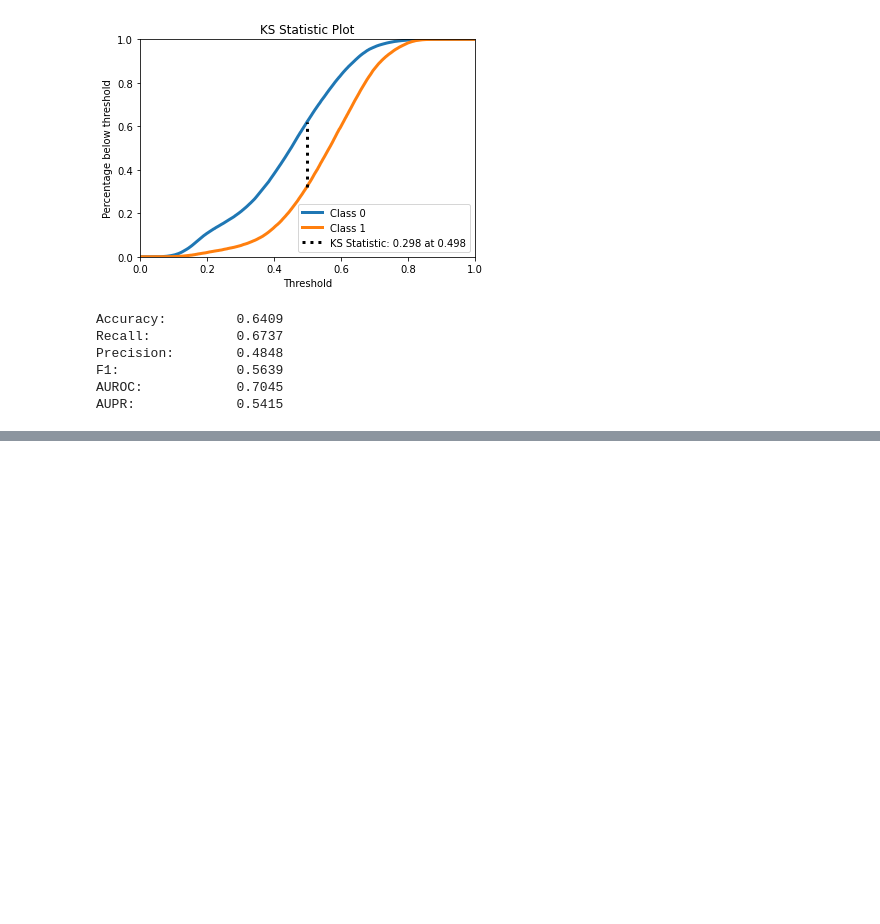
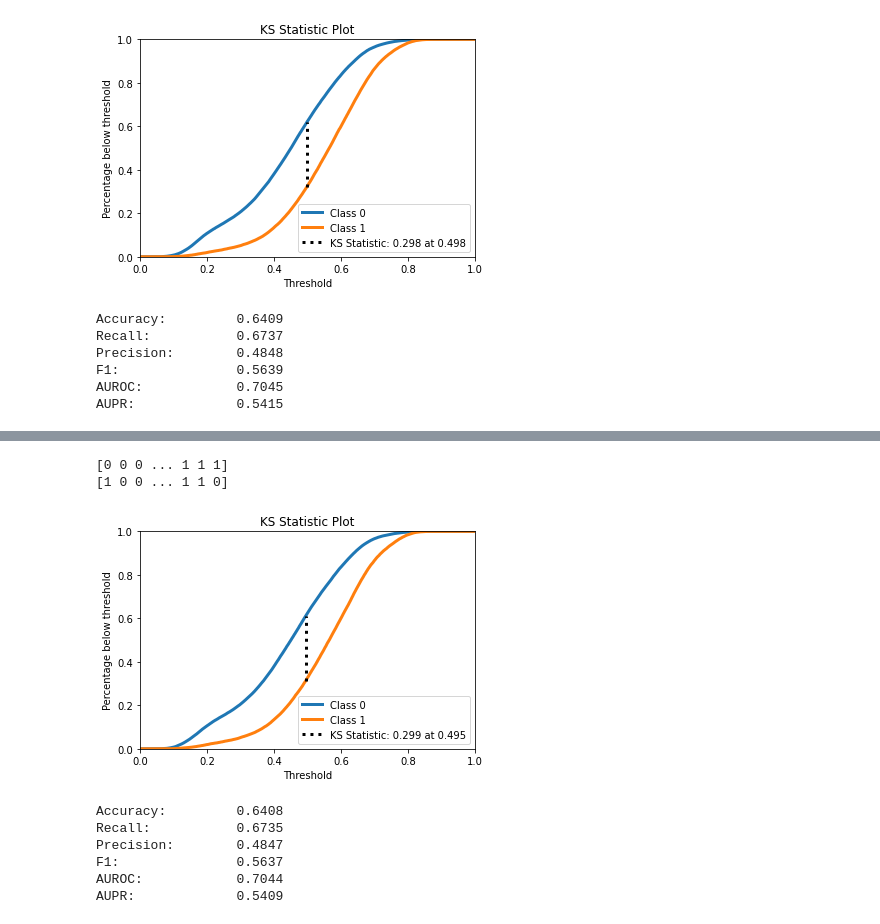
Before and after one commit to rafaelmotaalves/neural-networks, a Jupyter notebook: trn/forest.ipynb, the cells around one changed output, grey strips where cells are left out. Drawn from its saved outputs; the diff is of its cells as text; code cells hidden in the pictures; blank space fills up the shorter version.

```diff
--- a/trn/forest.ipynb
+++ b/trn/forest.ipynb
@@ -140,0 +187,2 @@ AUPR:             0.5415
+# %%
+classifier7 = RandomForestClassifier(n_estimators=50, max_depth=25, min_samples_leaf=200, max_features=.4, criterion="entropy")
@@ -140,0 +194,16 @@ AUPR:             0.5415
+# %%
+y_pred = classifier7.predict(x_test)
+y_pred_proba = classifier7.predict_proba(x_test)
+# %%
+accuracy, recall, precision, f1, auroc, aupr = compute_performance_metrics(y_test, y_pred, y_pred_proba[-1])
+print_metrics_summary(accuracy, recall, precision, f1, auroc, aupr)
+# %% [output]
+[0 0 0 ... 1 1 1]
+[1 0 0 ... 1 1 0]
+[figure, added]
+Accuracy:         0.6408
+Recall:           0.6735
+Precision:        0.4847
+F1:               0.5637
+AUROC:            0.7044
+AUPR:             0.5409
```
Also changed, not shown: parts of 9 cells of this notebook.
